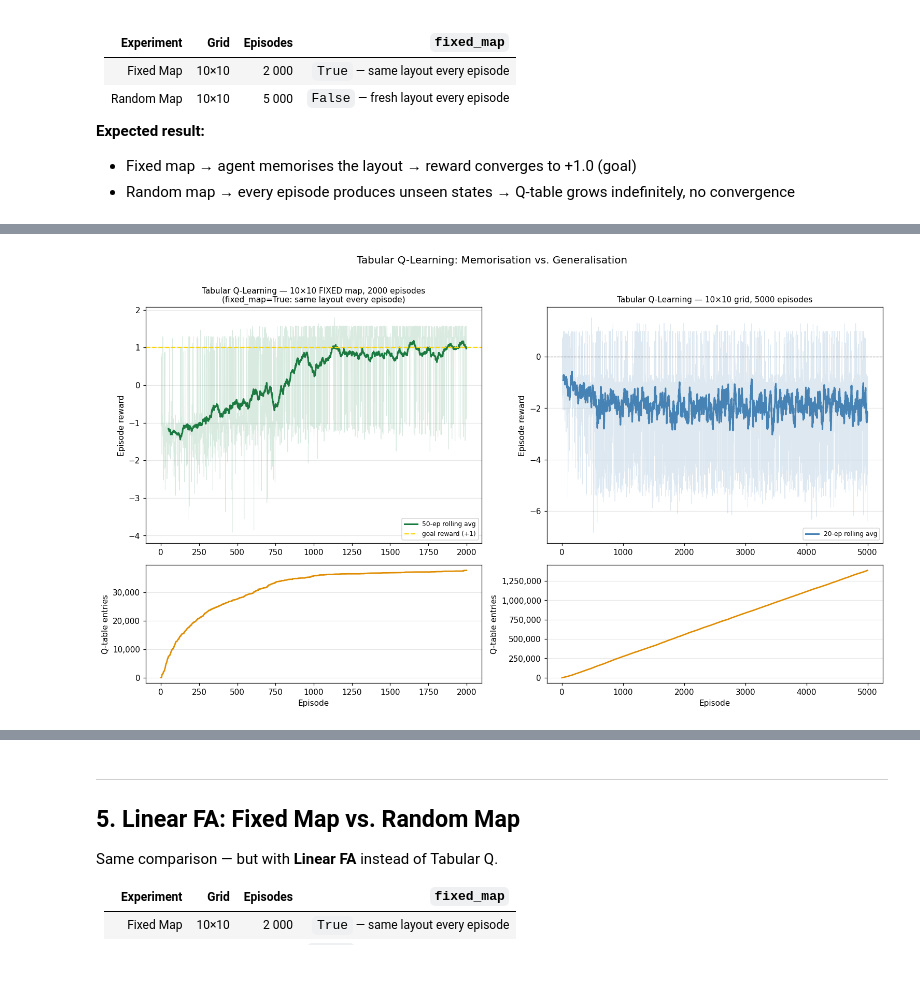
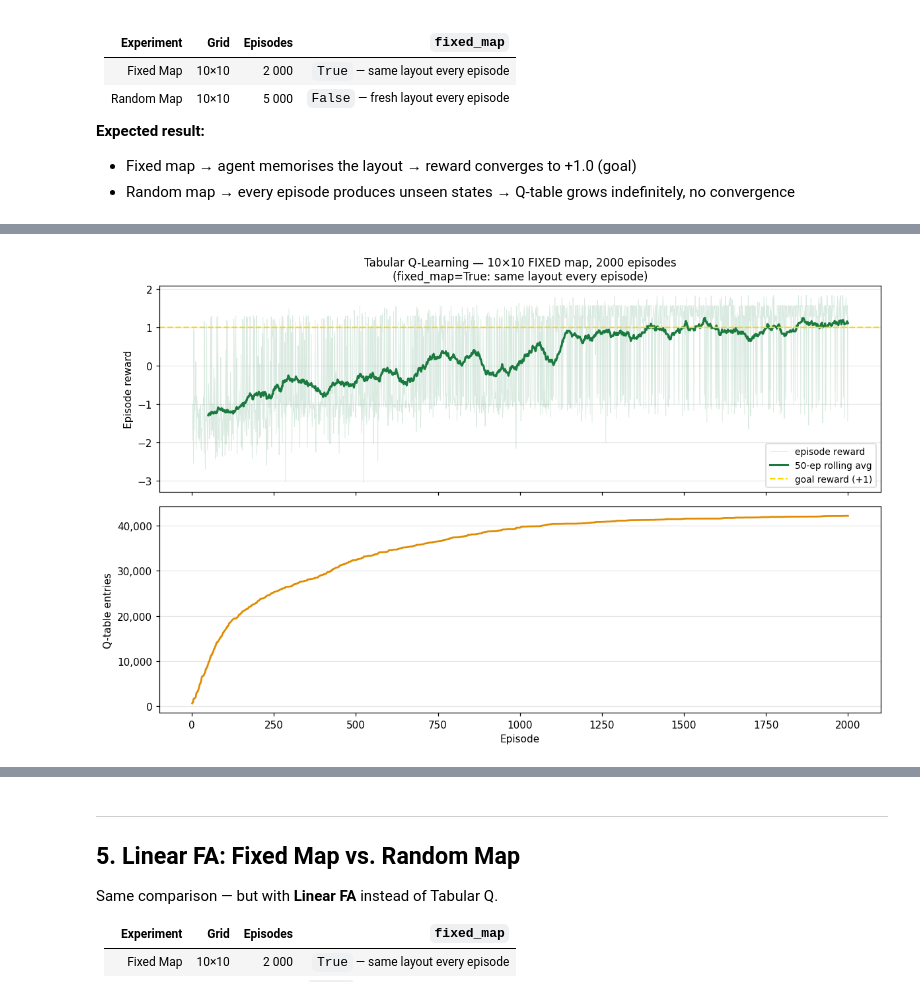
Before and after one commit to TobiasBronold/UniMi-RL-project, a Jupyter notebook: vfa1_navigating_fog/src/experiments/linear_fa_experiment.ipynb, the cells around one changed output, grey strips where cells are left out. Drawn from its saved outputs; the diff is of its cells as text; code cells hidden in the pictures; blank space fills up the shorter version.

```diff
--- a/vfa1_navigating_fog/src/experiments/linear_fa_experiment.ipynb
+++ b/vfa1_navigating_fog/src/experiments/linear_fa_experiment.ipynb
@@ -322,63 +322,63 @@ for ep in range(1, N_RANDOM + 1):
 
 print(f'Random  last-100 avg: {np.mean(rand_rewards[-100:]):+.3f}  |  {aq_rand.q_table_size:,} entries')
 
-# ── Side-by-side plot ─────────────────────────────────────────────────────────
-fig, axes = plt.subplots(2, 2, figsize=(14, 8),
-                          gridspec_kw={'height_ratios': [2, 1]})
-(ax_fr, ax_rr), (ax_fq, ax_rq) = axes
-
 def _smooth(data, w):
     return np.convolve(data, np.ones(w) / w, mode='valid')
 
-# ── Left column: Fixed map ────────────────────────────────────────────────────
+# ── Plot 1: Fixed map ─────────────────────────────────────────────────────────
 eps_f = np.arange(1, N_FIXED + 1)
-ax_fr.plot(eps_f, fixed_rewards,
-           alpha=0.18, color='seagreen', linewidth=0.6)
-ax_fr.plot(eps_f[SMOOTH_FIXED - 1:], _smooth(fixed_rewards, SMOOTH_FIXED),
-           color='#1a7a40', linewidth=2.0,
-           label=f'{SMOOTH_FIXED}-ep rolling avg')
-ax_fr.axhline(1.0, color='gold', linewidth=1.5, linestyle='--',
-              label='goal reward (+1)')
-ax_fr.set_ylabel('Episode reward')
-ax_fr.set_title(
+fig1, (ax_r1, ax_q1) = plt.subplots(2, 1, figsize=(11, 7), sharex=True)
+
+ax_r1.plot(eps_f, fixed_rewards, alpha=0.18, color='seagreen', linewidth=0.6,
+           label='episode reward')
+ax_r1.plot(eps_f[SMOOTH_FIXED - 1:], _smooth(fixed_rewards, SMOOTH_FIXED),
+           color='#1a7a40', linewidth=2.0, label=f'{SMOOTH_FIXED}-ep rolling avg')
+ax_r1.axhline(1.0, color='gold', linewidth=1.5, linestyle='--', label='goal reward (+1)')
+ax_r1.set_ylabel('Episode reward')
+ax_r1.legend(fontsize=9, loc='lower right')
+ax_r1.grid(axis='y', alpha=0.3)
+ax_r1.set_title(
     f'Tabular Q-Learning — {GRID_SLIDE}×{GRID_SLIDE} FIXED map, {N_FIXED} episodes\n'
     f'(fixed_map=True: same layout every episode)',
-    fontsize=10,
+    fontsize=11,
 )
-ax_fr.legend(fontsize=8, loc='lower right')
-ax_fr.grid(axis='y', alpha=0.3)
 
-ax_fq.plot(eps_f, fixed_table_sizes, color='#e08c00', linewidth=1.8)
-ax_fq.set_ylabel('Q-table entries')
-ax_fq.set_xlabel('Episode')
-ax_fq.yaxis.set_major_formatter(mticker.FuncFormatter(lambda x, _: f'{int(x):,}'))
-ax_fq.grid(axis='y', alpha=0.3)
+ax_q1.plot(eps_f, fixed_table_sizes, color='#e08c00', linewidth=1.8)
+ax_q1.set_ylabel('Q-table entries')
+ax_q1.set_xlabel('Episode')
+ax_q1.yaxis.set_major_formatter(mticker.FuncFormatter(lambda x, _: f'{int(x):,}'))
+ax_q1.grid(axis='y', alpha=0.3)
 
-# ── Right column: Random map ──────────────────────────────────────────────────
+plt.tight_layout()
+plt.savefig('tabular_fixed_map.png', dpi=150, bbox_inches='tight')
+plt.show()
+print('Saved → tabular_fixed_map.png')
+
+# ── Plot 2: Random map ────────────────────────────────────────────────────────
 eps_r = np.arange(1, N_RANDOM + 1)
-ax_rr.plot(eps_r, rand_rewards,
-           alpha=0.18, color='steelblue', linewidth=0.6)
-ax_rr.plot(eps_r[SMOOTH_RAND - 1:], _smooth(rand_rewards, SMOOTH_RAND),
-           color='steelblue', linewidth=2.0,
-           label=f'{SMOOTH_RAND}-ep rolling avg')
-ax_rr.axhline(0, color='gray', linewidth=0.8, linestyle='--')
-ax_rr.set_ylabel('Episode reward')
-ax_rr.set_title(
+fig2, (ax_r2, ax_q2) = plt.subplots(2, 1, figsize=(11, 7), sharex=True)
+
+ax_r2.plot(eps_r, rand_rewards, alpha=0.18, color='steelblue', linewidth=0.6,
+           label='episode reward')
+ax_r2.plot(eps_r[SMOOTH_RAND - 1:], _smooth(rand_rewards, SMOOTH_RAND),
+           color='steelblue', linewidth=2.0, label=f'{SMOOTH_RAND}-ep rolling avg')
+ax_r2.axhline(0, color='gray', linewidth=0.8, linestyle='--')
+ax_r2.set_ylabel('Episode reward')
+ax_r2.legend(fontsize=9, loc='lower right')
+ax_r2.grid(axis='y', alpha=0.3)
+ax_r2.set_title(
     f'Tabular Q-Learning — {GRID_SLIDE}×{GRID_SLIDE} grid, {N_RANDOM} episodes',
-    fontsize=10,
+    fontsize=11,
 )
-ax_rr.legend(fontsize=8, loc='lower right')
-ax_rr.grid(axis='y', alpha=0.3)
 
-ax_rq.plot(eps_r, rand_table_sizes, color='#e08c00', linewidth=1.8)
-ax_rq.set_ylabel('Q-table entries')
-ax_rq.set_xlabel('Episode')
-ax_rq.yaxis.set_major_formatter(mticker.FuncFormatter(lambda x, _: f'{int(x):,}'))
-ax_rq.grid(axis='y', alpha=0.3)
+ax_q2.plot(eps_r, rand_table_sizes, color='#e08c00', linewidth=1.8)
+ax_q2.set_ylabel('Q-table entries')
+ax_q2.set_xlabel('Episode')
+ax_q2.yaxis.set_major_formatter(mticker.FuncFormatter(lambda x, _: f'{int(x):,}'))
+ax_q2.grid(axis='y', alpha=0.3)
 
-plt.suptitle('Tabular Q-Learning: Memorisation vs. Generalisation', fontsize=13, y=1.01)
 plt.tight_layout()
-plt.savefig('tabular_fixed_vs_random.png', dpi=150, bbox_inches='tight')
+plt.savefig('tabular_random_map.png', dpi=150, bbox_inches='tight')
 plt.show()
-print('Saved → tabular_fixed_vs_random.png')
+print('Saved → tabular_random_map.png')
 # %% [output]
@@ -387 +387 @@ Random  last-100 avg: -1.852  |  1,387,307 entries
-[figure, old version]
+[figure, new version]
```
Also changed, not shown: parts of 6 cells of this notebook, 3 other files.
